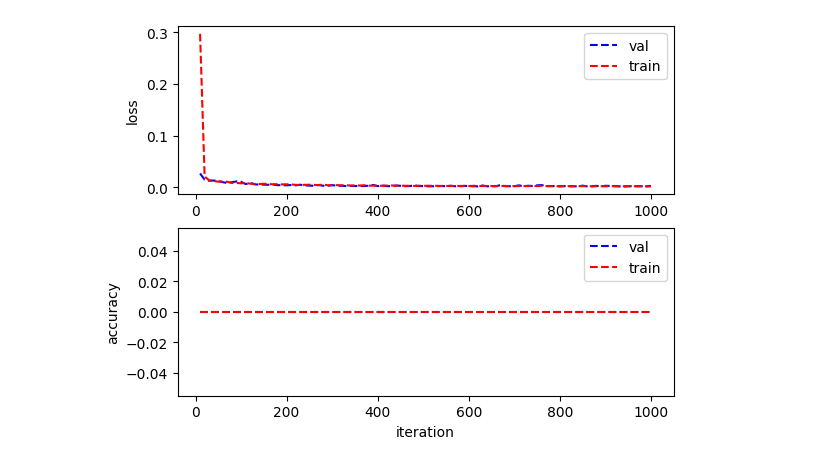
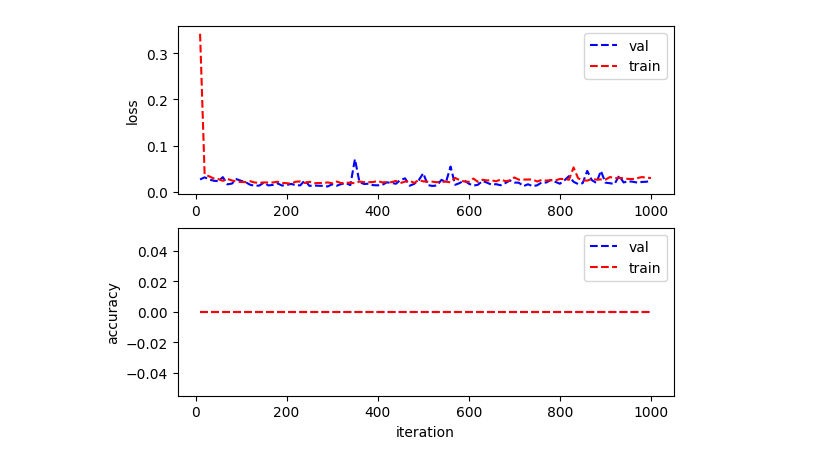
Before and after one commit to DanielLM2002/numpy_neural_net, a Jupyter notebook: numpy_neural/test.ipynb, the cells around one changed output. Saved outputs shown, nothing was run; the diff lists cells and outputs as text; code cells hidden in the pictures.

```diff
--- a/numpy_neural/test.ipynb
+++ b/numpy_neural/test.ipynb
@@ -74,26 +90,26 @@ def _shuffle(x, y):
     assert(len(x) == len(y)), "Making sure data and labels have the same length!"
     rand_indexes = np.random.permutation(len(x))
     return x[rand_indexes], y[rand_indexes]
+# %%
+# Prepare the dataset
+batch_size = 10
+train_dataset = dataset(X_train, y_train, batch_size)
+test_dataset = dataset(X_test, y_test, batch_size)
+
+# Load hyperparameters for the IRIS dataset
+hp = hyperparams(ConfigEnum.IRIS)
+hp.input_size = 1  # One feature (Sepal Length)
+hp.output_size = 1  # One target (Petal Length)
+hp.batch_size = batch_size
+hp.ds_train = train_dataset
+hp.ds_val = None  # No validation set for simplicity
+hp.ds_test = test_dataset
+hp.validate_every_no_of_batches = 10
+hp.epochs = 100
+hp.lr = 0.01
+hp.has_dropout = False
+hp.hidden_shapes = [10]  # Define some hidden layers if needed
 # %%
-def prepare_iris_regression_dataset(batch_size):
-    iris = load_iris()
-    X = iris.data
-    y = iris.data[:, 2]  # Petal length as the target
-    scaler = StandardScaler()
-    X = scaler.fit_transform(X)
-    splitter = dataset_splitter(X, y.reshape(-1, 1), batch_size)
-    return splitter.ds_train, splitter.ds_val, splitter.ds_test
-
-# Load hyperparameters for the IRIS dataset
-hp = hyperparams(ConfigEnum.IRIS)
-hp.output_size = 1
-hp.batch_size = 10  # Example batch size
-hp.ds_train, hp.ds_val, hp.ds_test = prepare_iris_regression_dataset(hp.batch_size)
-hp.validate_every_no_of_batches = 10
-hp.epochs = 100
-hp.lr = 0.01
-hp.has_dropout = False
-
 # Initialize the model
 nn = model(hp.input_size, hp.output_size, hp.hidden_shapes, tanh, tanh_grad, has_dropout=hp.has_dropout, dropout_perc=hp.dropout_perc)
 nn.output_activation = lambda x: x  # Identity function
@@ -109,8 +125,26 @@ logger = nnlogger(hp.output_log, ("Epoch", "Phase", "Iteration", "Loss"))
 # Train the model
 train(nn, hp, val_hist, train_hist, logger)
 
+# Wrapper for making predictions without calculating loss
+def predict(nn, X):
+    outputs = []
+    for x in X:
+        data = x
+        for layer in nn.hidden_layers:
+            data = layer.forward(data)
+        o = nn.loss_layer.forward(data)
+        outputs.append(o)
+    return np.array(outputs).flatten()
+
 # Test the model
-test(hp.ds_test, verbose=True, phase="Test")
+def test_model(nn, X_test, y_test):
+    y_pred = predict(nn, X_test)
+    mse = mse_loss(y_test, y_pred)
+    print(f"Test MSE: {mse}")
+    return y_pred
+
+# Test the model and calculate MSE
+y_test_pred = test_model(nn, X_test, y_test)
 
 # Plot results
 nnplotter.view(val_hist, train_hist)
@@ -138,2 +172,2 @@ Test Accuracy: 0.0 Mean Loss 0.003098413828467281
-[figure, old version]
+[figure, new version]
 # %%
```
Also changed, not shown: parts of 4 cells of this notebook, 1 other file.
